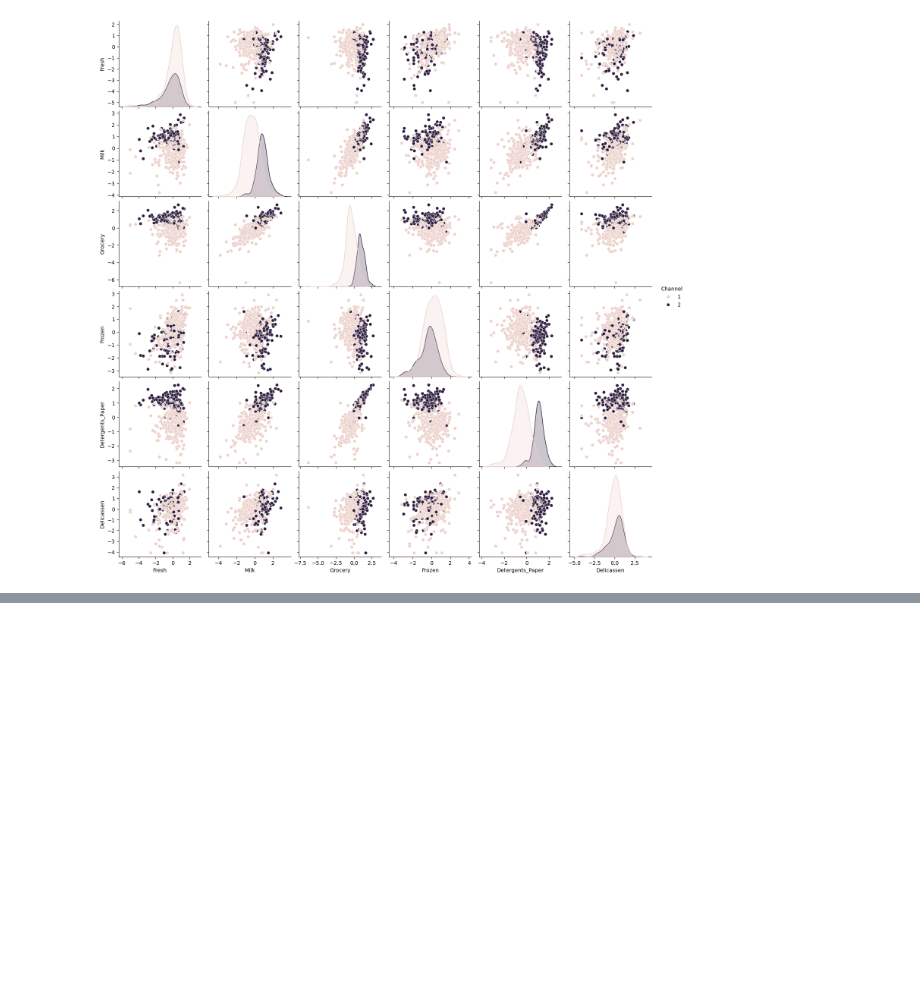
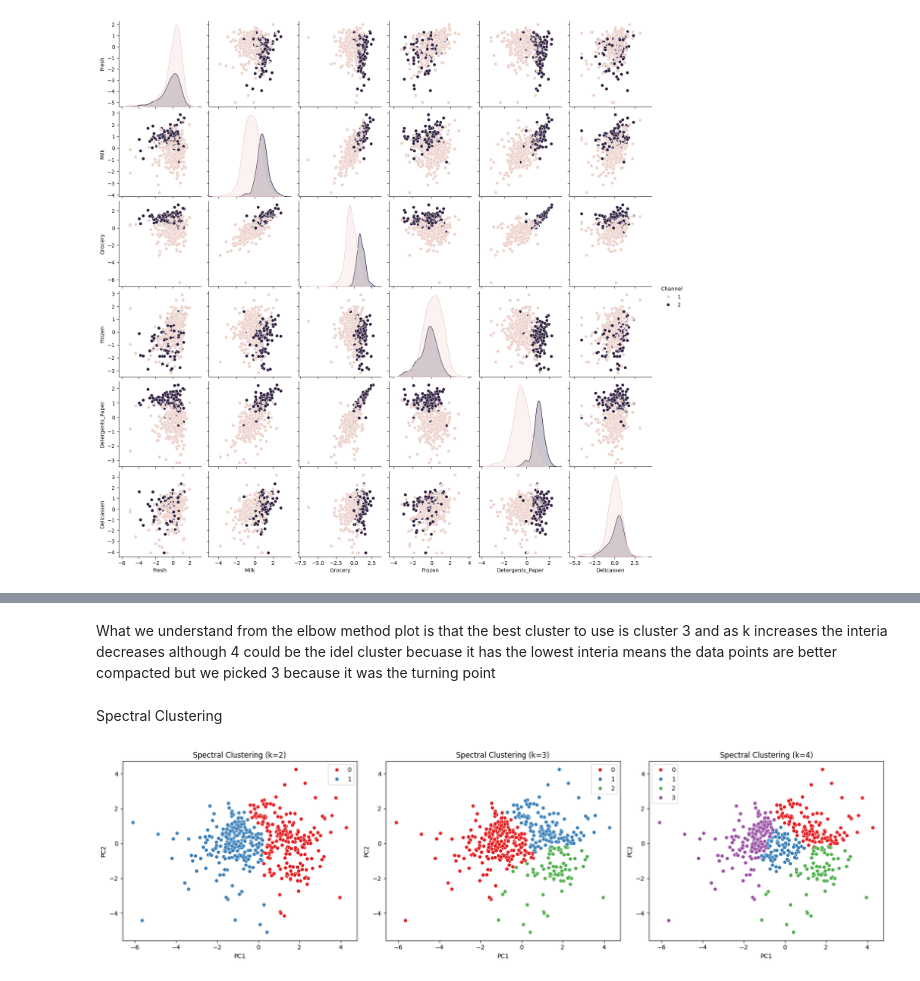
Before and after one commit to Mazen-c/Customer-Clustering-, a Jupyter notebook: Notebook/Clustering.ipynb, the cells around one changed output, grey strips where cells are left out. Cells and saved outputs as stored; diff of their text form; code cells hidden in the pictures; blank space fills up the shorter version.

```diff
--- a/Notebook/Clustering.ipynb
+++ b/Notebook/Clustering.ipynb
@@ -130,0 +187,19 @@ plt.show()
+# %% [markdown]
+What we understand from the elbow method plot is that the best cluster to use is cluster 3 and as k increases the interia decreases although 4 could be the idel cluster becuase it has the lowest interia means the data points are better compacted but we picked 3 because it was the turning point
+# %% [markdown]
+Spectral Clustering
+# %%
+k_values = [2, 3, 4]
+fig, adf_pcaes = plt.subplots(1, 3, figsize=(18,5))
+
+for adf_pca , k in zip(adf_pcaes ,k_values):
+    spectral = SpectralClustering( n_clusters = k ,affinity='nearest_neighbors', random_state = 42)
+    spectral_results = spectral.fit_predict(df_pca)
+
+    sns.scatterplot(df_pca=df_pca['PC1'], y=df_pca['PC2'], hue=spectral_results, palette='Set1', adf_pca=adf_pca)
+
+    adf_pca.set_title(f'Spectral Clustering (k={k})')
+plt.tight_layout()
+plt.show()
+# %% [output]
+[figure, added]
```
Also changed, not shown: parts of 16 cells of this notebook.
